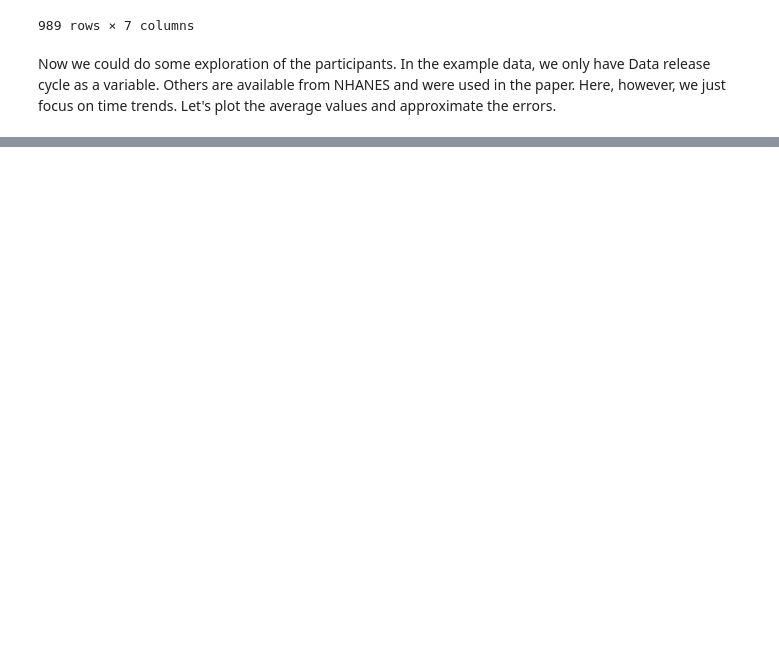
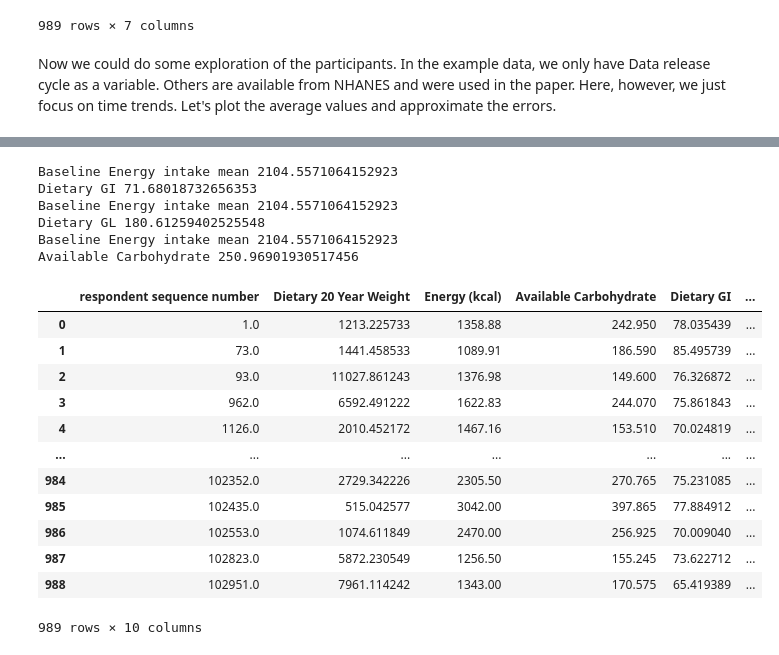
Before and after one commit to dellacortelab/DeepLearningExamples, a Jupyter notebook: Dietary_GI_GL_Tutorial.ipynb, the cells around one changed output, grey strips where cells are left out. Drawn from its saved outputs; the diff is of its cells as text; code cells hidden in the pictures; blank space fills up the shorter version.

```diff
--- a/Dietary_GI_GL_Tutorial.ipynb
+++ b/Dietary_GI_GL_Tutorial.ipynb
@@ -199,0 +235,63 @@ Now we could do some exploration of the participants. In the example data, we on
+# %%
+#now we need to energy adjust!
+from sklearn.linear_model import LinearRegression
+import pandas as pd
+
+for var in ['Dietary GI','Dietary GL', 'Available Carbohydrate']:
+    #index to avoid nan!
+
+    idx_energy = summed_df['Energy (kcal)'].notna()
+    idx = summed_df['Energy (kcal)'].notna() & summed_df[var].notna()
+
+    # Separate the independent variable (X) and the dependent variable (Y)
+    X, Y = summed_df['Energy (kcal)'][idx].to_numpy().reshape(-1, 1),summed_df[var][idx].to_numpy().reshape(-1, 1)
+
+    # Create a linear regression model
+    model = LinearRegression()
+
+    # Fit the model to the data
+    model.fit(X, Y)
+
+    # Get the slope (m) and y-intercept (b)
+    slope = model.coef_[0]
+    intercept = model.intercept_
+
+    # Predict Y values based on the regression line
+    predicted_Y = model.predict(X)
+
+    #Avoid missing or execssive consumption levels
+    condition1 = summed_df['Energy (kcal)'] > 600
+    condition2 = summed_df['Energy (kcal)'] < 5000
+
+    baseline_df = summed_df[(condition1 & condition2)]
+
+    mean_kcal = (baseline_df['Energy (kcal)'] * baseline_df['Dietary 20 Year Weight']).sum() / baseline_df['Dietary 20 Year Weight'].sum()
+    print('Baseline Energy intake mean', mean_kcal)
+    baseline = model.predict(np.array([mean_kcal]).reshape(-1,1))[0][0]
+    print(var, baseline)
+    # Add the new variable
+    summed_df['Adjusted '+var] = pd.NA
+
+    summed_df.loc[idx, 'Adjusted '+var] = (Y - predicted_Y) + baseline
+
+summed_df
+# %% [output]
+Baseline Energy intake mean 2104.5571064152923
+Dietary GI 71.68018732656353
+Baseline Energy intake mean 2104.5571064152923
+Dietary GL 180.61259402525548
+Baseline Energy intake mean 2104.5571064152923
+Available Carbohydrate 250.96901930517456
+|  | respondent sequence number | Dietary 20 Year Weight | Energy (kcal) | Available Carbohydrate | Dietary GI | ... |
+| 0 | 1.0 | 1213.225733 | 1358.88 | 242.950 | 78.035439 | ... |
+| 1 | 73.0 | 1441.458533 | 1089.91 | 186.590 | 85.495739 | ... |
+| 2 | 93.0 | 11027.861243 | 1376.98 | 149.600 | 76.326872 | ... |
+| 3 | 962.0 | 6592.491222 | 1622.83 | 244.070 | 75.861843 | ... |
+| 4 | 1126.0 | 2010.452172 | 1467.16 | 153.510 | 70.024819 | ... |
+| ... | ... | ... | ... | ... | ... | ... |
+| 984 | 102352.0 | 2729.342226 | 2305.50 | 270.765 | 75.231085 | ... |
+| 985 | 102435.0 | 515.042577 | 3042.00 | 397.865 | 77.884912 | ... |
+| 986 | 102553.0 | 1074.611849 | 2470.00 | 256.925 | 70.009040 | ... |
+| 987 | 102823.0 | 5872.230549 | 1256.50 | 155.245 | 73.622712 | ... |
+| 988 | 102951.0 | 7961.114242 | 1343.00 | 170.575 | 65.419389 | ... |
+989 rows × 10 columns
```
Also changed, not shown: parts of 10 cells of this notebook.
